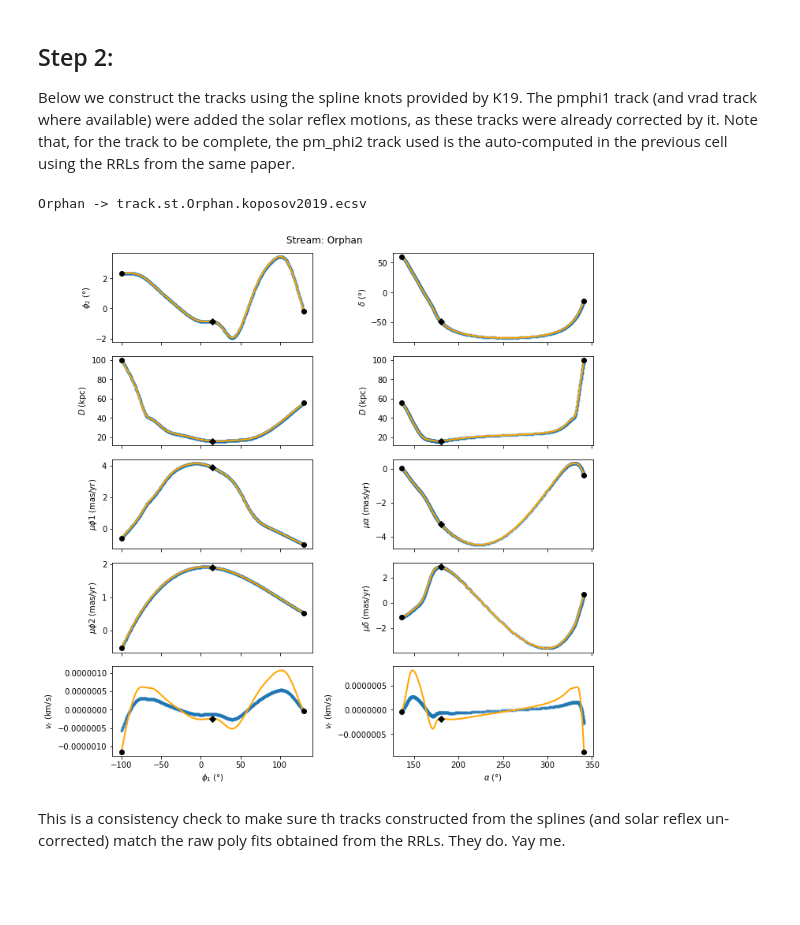
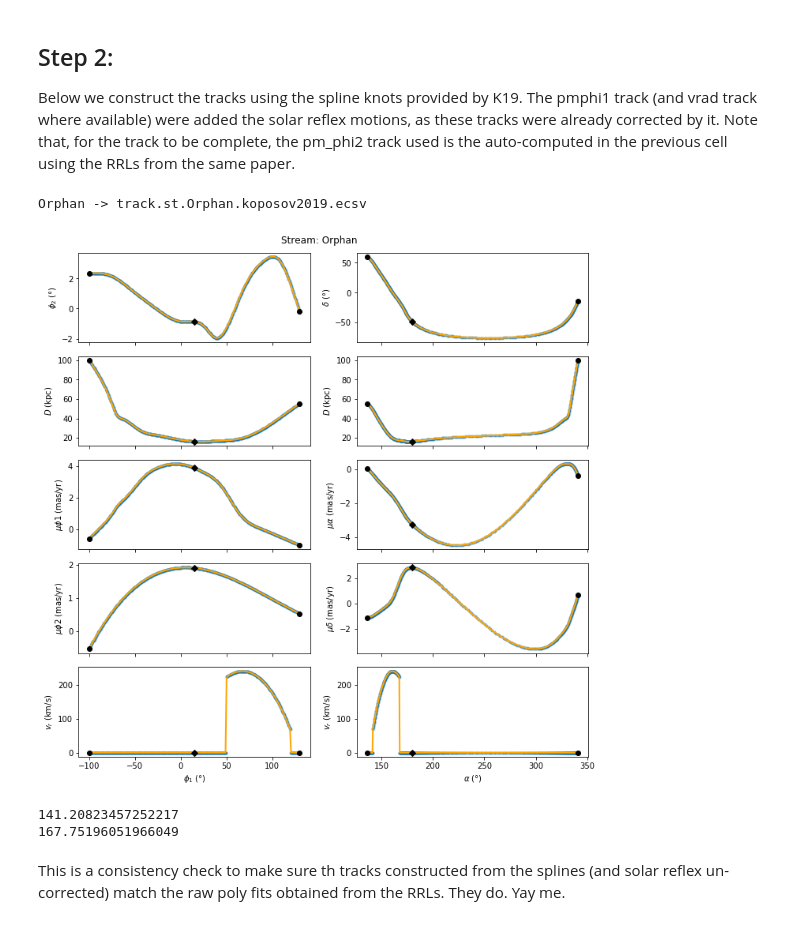
Before and after one commit to cmateu/galstreams, a Jupyter notebook: galstreams/tracks/standardized_tracks.ipynb, the cells around one changed output. Cells and saved outputs as stored; diff of their text form; code cells hidden in the pictures; blank space fills up the shorter version.

```diff
--- a/galstreams/tracks/standardized_tracks.ipynb
+++ b/galstreams/tracks/standardized_tracks.ipynb
@@ -233,7 +342,9 @@ def stream_plot_card(sc, stream_fr, axs, plotkwds={}, show_labels=False, show_gr
     #return f, axs
 # %%
 def generate_track_from_points_plot_and_store(obs, Name, Ref, mid_point=None, stream_frame=None, deg=3, ShortName=None, InfoFlags="0000",
-                                              clf=True, plot_obs=True, plot_ext=".st", verbose=True, return_track=False, return_all=False, do_not_store=False):
+                                              interpolate=False, kind='linear', fill_value=np.nan,
+                                              clf=True, plot_obs=True, plot_ext=".st", verbose=True,
+                                              return_track=False, return_all=False, do_not_store=False):
     '''
         Generate track from points, plot it and store track and track summary in ecsv files
 
@@ -252,7 +363,9 @@ def generate_track_from_points_plot_and_store(obs, Name, Ref, mid_point=None, st
 
     if ShortName is None:  ShortName=Name[:3]
 
-    track, track_width, track_end_points, track_mid_point, mid_pole, stream_fr, track_fits = get_track_from_points(obs.icrs, deg=deg, stream_frame=stream_frame, mid_point=mid_point)
+    tr_out = get_track_from_points(obs.icrs, deg=deg, stream_frame=stream_frame, mid_point=mid_point,
+                                   interpolate=interpolate, kind=kind, fill_value=fill_value)
+    track, track_width, track_end_points, track_mid_point, mid_pole, stream_fr, track_fits = tr_out
 
     #Print track out
     ofileroot = f"track{plot_ext}.{Name}.{Ref.lower()}"
@@ -270,8 +383,6 @@ def generate_track_from_points_plot_and_store(obs, Name, Ref, mid_point=None, st
     else: saveplot=True
     stream_plot(obs, track, track_end_points, track_mid_point, stream_fr, saveplot=saveplot, plotfilen=ofileroot+".png",  clf=clf, StreamName=Name, plot_obs=plot_obs)
 
-    #Save poly-footprint
-    #here...
 
     if return_all: return track, track_width, track_end_points, track_mid_point, mid_pole, stream_fr, track_fits
     elif return_track: return track
@@ -988,38 +1083,46 @@ zeros=np.zeros(phi1s.size)
 
 #Solar reflex motion contribution in stream coords
 zz = ac. SkyCoord(phi1=phi1s*u.deg, phi2=phi2s*u.deg, distance=Ds*u.kpc,
                   pm_phi1_cosphi2=zeros*u.mas/u.yr,
                   pm_phi2=zeros*u.mas/u.yr, radial_velocity=zeros*u.km/u.s,
                   frame=stream_frame)
 sun_reflex = gc.reflex_correct(zz,galactocentric_frame=ac.Galactocentric(galcen_distance=8.34*u.kpc, galcen_v_sun=(11.1,240.+12.24,7.25)*u.km/u.s) )
 
 coo = ac.SkyCoord(phi1=phi1s*u.deg, phi2=phi2s*u.deg, distance=Ds*u.kpc, frame=stream_frame)
 #Sun's peculiar velocity from Schönrich, R., Binney, J., & Dehnen, W. 2010, MNRAS, 403, 1829.
 #VLSR=240 and Rsun=8.34kpc from Reid, M. J., Menten, K. M., Brunthaler, A., et al. 2014, ApJ, 783, 130
 vhel = gc.vgsr_to_vhel(coordinate=coo.galactic, vgsr=vgsrs*u.km/u.s, vsun=(11.1,240.+12.24,7.25)*u.km/u.s)  #just to check sun_reflex correction
 
 #radial velocity is only valid in range phi=[50,120]
 m = (phi1s<50) | (phi1s>120)
 vhel[m] =0*u.km/u.s
 
 
 #Build the track after having removed the solar reflex correction in pm_phi1 (pm_phi2 comes from a diff source, it was not corrected)
 stream_track = ac.SkyCoord(phi1=phi1s*u.deg, phi2=phi2s*u.deg, distance=Ds*u.kpc, frame=stream_frame,
                            pm_phi1_cosphi2=muphi1s*u.mas/u.yr -sun_reflex.pm_phi1_cosphi2,
                            pm_phi2=muphi2s*u.mas/u.yr, #does not have solar reflex correction, its from a different source
-                           radial_velocity=zeros*u.km/u.s)
-#                           radial_velocity=vhel)
+                          radial_velocity=vhel)
+#                            radial_velocity=zeros*u.km/u.s)
 
 
 Ref = "koposov2019"
 Name,ShortName= "Orphan","Orp"
 
 
-ftrack=generate_track_from_points_plot_and_store(stream_track.icrs, Name, Ref, deg=30, mid_point=None, ShortName=ShortName,
-                                                  clf=False, plot_obs=True, stream_frame=stream_frame, return_track=True, InfoFlags="1111" )
+ftrack=generate_track_from_points_plot_and_store(stream_track.icrs, Name, Ref, deg=30, mid_point=None,
+                                                 ShortName=ShortName, interpolate=True, kind='linear',
+                                                 clf=False, plot_obs=True, stream_frame=stream_frame,
+                                                 return_track=True, InfoFlags="1111" )
 # %% [output]
 Orphan -> track.st.Orphan.koposov2019.ecsv
-[figure, old version]
+[figure, new version]
+# %%
+print(ftrack.ra[(ftrack.radial_velocity.value<10) & (ftrack.ra.deg<160.)].max().deg)
+print(ftrack.ra[(ftrack.radial_velocity.value<10) & (ftrack.ra.deg>160.)].min().deg)
+# %% [output]
+141.20823457252217
+167.75196051966049
 # %% [markdown]
 This is a consistency check to make sure th tracks constructed from the splines (and solar reflex un-corrected) match the raw poly fits obtained from the RRLs. They do. Yay me.
 # %%
```
Also changed, not shown: parts of 12 cells of this notebook.
